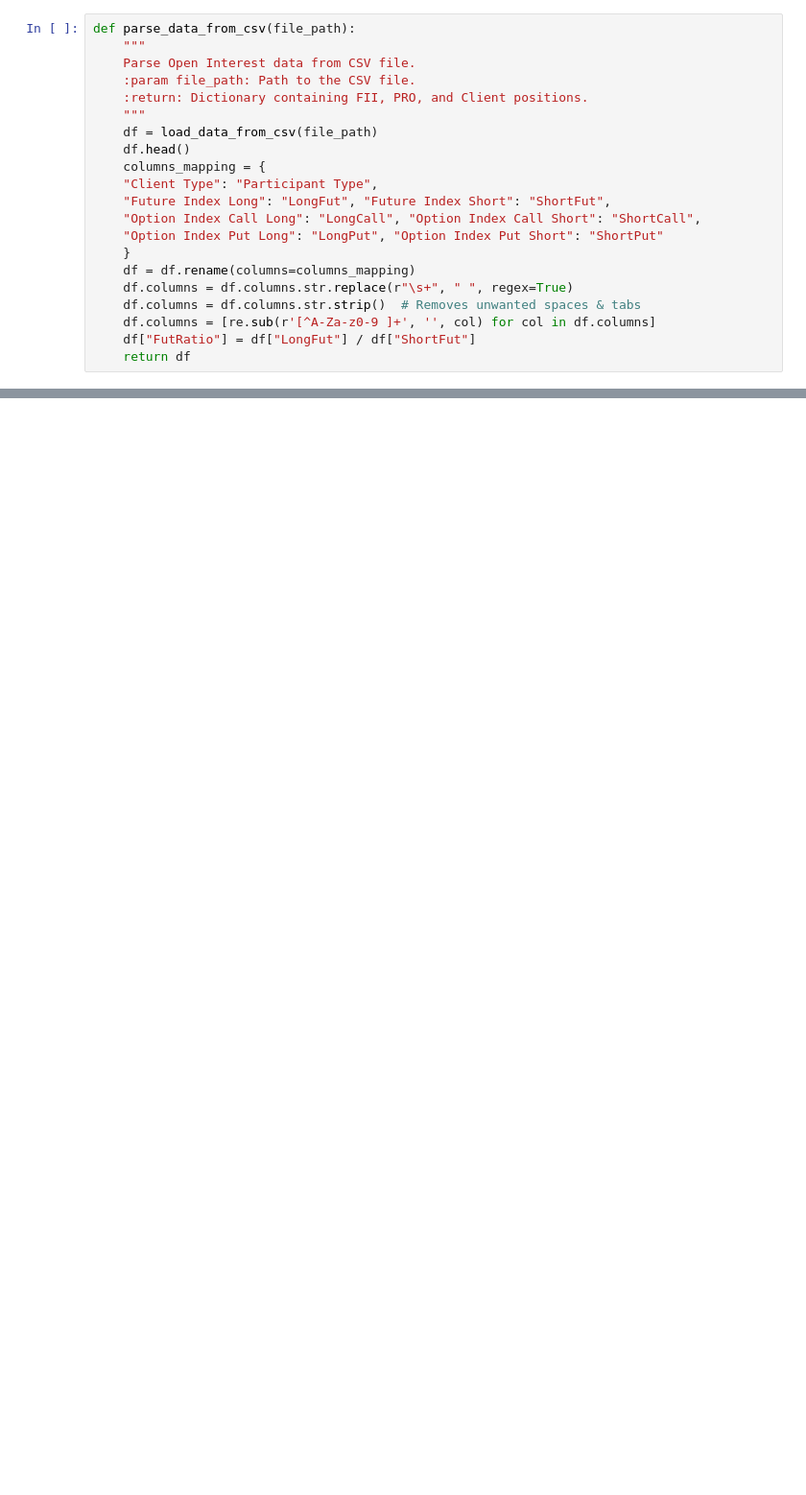
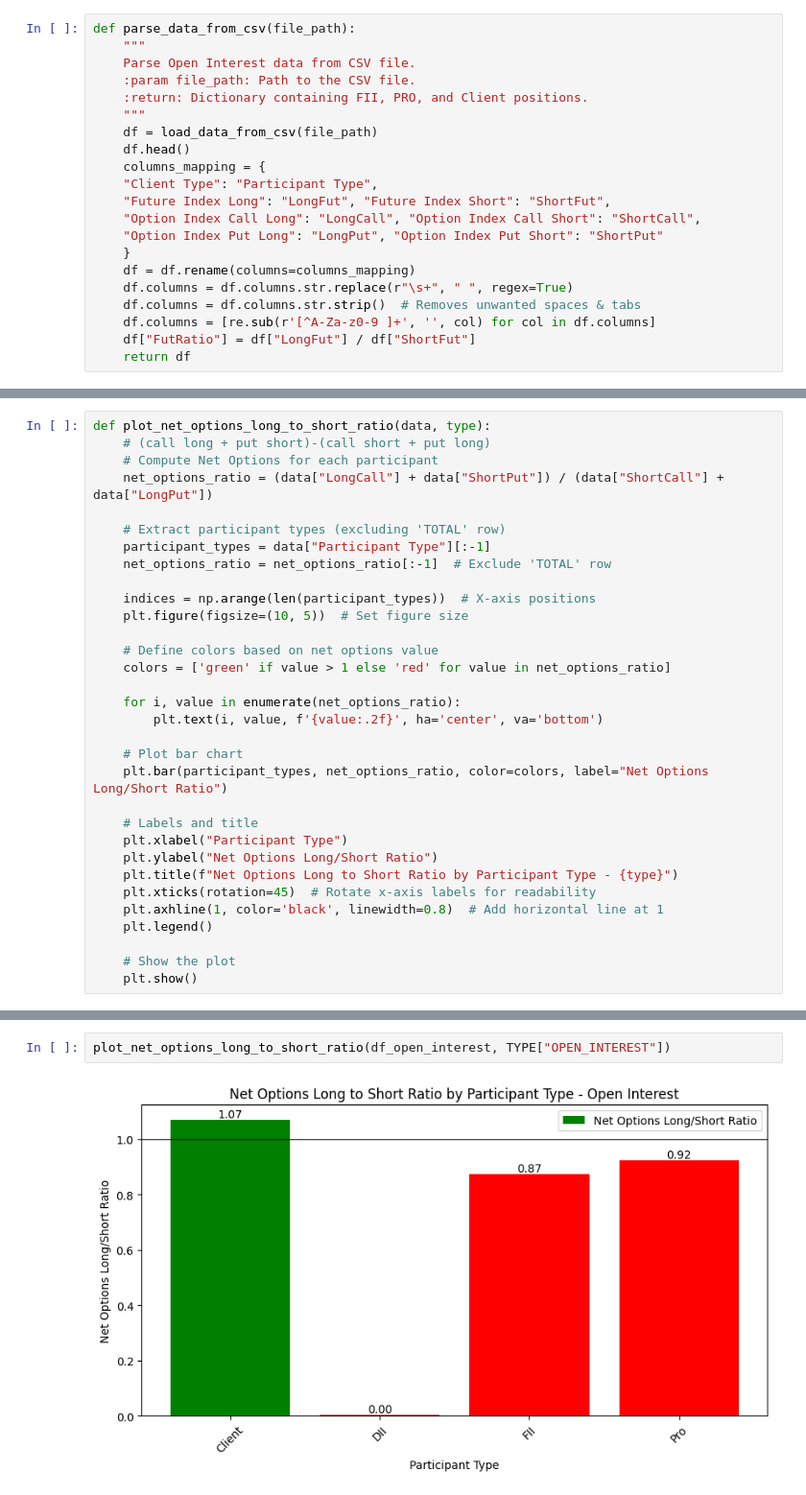
Before and after one commit to prithivirajmurugan/trading-analysis, a Jupyter notebook: open-interest-analysis.ipynb, the cells around one changed output, grey strips where cells are left out. Shown at 96% size. Cells and saved outputs as stored; diff of their text form; blank space fills up the shorter version.

```diff
--- a/open-interest-analysis.ipynb
+++ b/open-interest-analysis.ipynb
@@ -43,0 +146,32 @@ def parse_data_from_csv(file_path):
+# %%
+def plot_net_options_long_to_short_ratio(data, type):
+    # (call long + put short)-(call short + put long)
+    # Compute Net Options for each participant
+    net_options_ratio = (data["LongCall"] + data["ShortPut"]) / (data["ShortCall"] + data["LongPut"])
+
+    # Extract participant types (excluding 'TOTAL' row)
+    participant_types = data["Participant Type"][:-1]
+    net_options_ratio = net_options_ratio[:-1]  # Exclude 'TOTAL' row
+
+    indices = np.arange(len(participant_types))  # X-axis positions
+    plt.figure(figsize=(10, 5))  # Set figure size
+
+    # Define colors based on net options value
+    colors = ['green' if value > 1 else 'red' for value in net_options_ratio]
+
+    for i, value in enumerate(net_options_ratio):
+        plt.text(i, value, f'{value:.2f}', ha='center', va='bottom')
+
+    # Plot bar chart
+    plt.bar(participant_types, net_options_ratio, color=colors, label="Net Options Long/Short Ratio")
+
+    # Labels and title
+    plt.xlabel("Participant Type")
+    plt.ylabel("Net Options Long/Short Ratio")
+    plt.title(f"Net Options Long to Short Ratio by Participant Type - {type}")
+    plt.xticks(rotation=45)  # Rotate x-axis labels for readability
+    plt.axhline(1, color='black', linewidth=0.8)  # Add horizontal line at 1
+    plt.legend()
+
+    # Show the plot
+    plt.show()
@@ -207,0 +276,4 @@ plot_net_options(df_trading_volume, TYPE["TRADING_VOLUME"])
+# %%
+plot_net_options_long_to_short_ratio(df_open_interest, TYPE["OPEN_INTEREST"])
+# %% [output]
+[figure, added]
```
Also changed, not shown: parts of 31 cells of this notebook.
